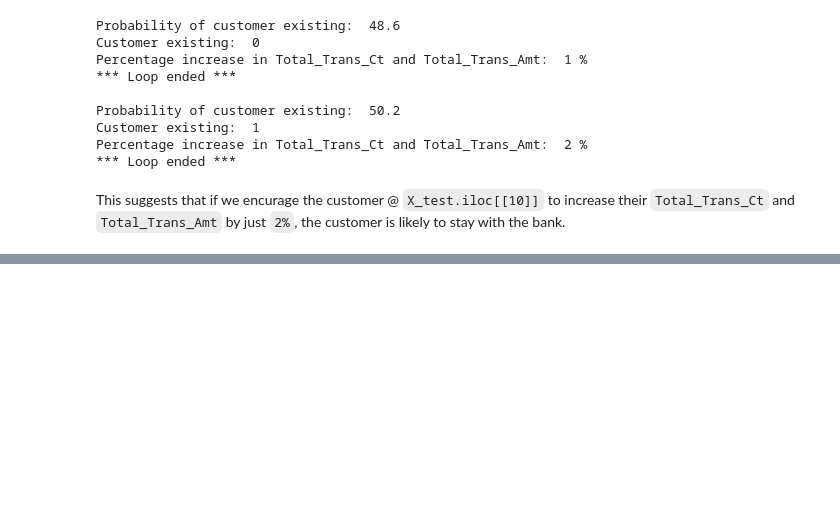
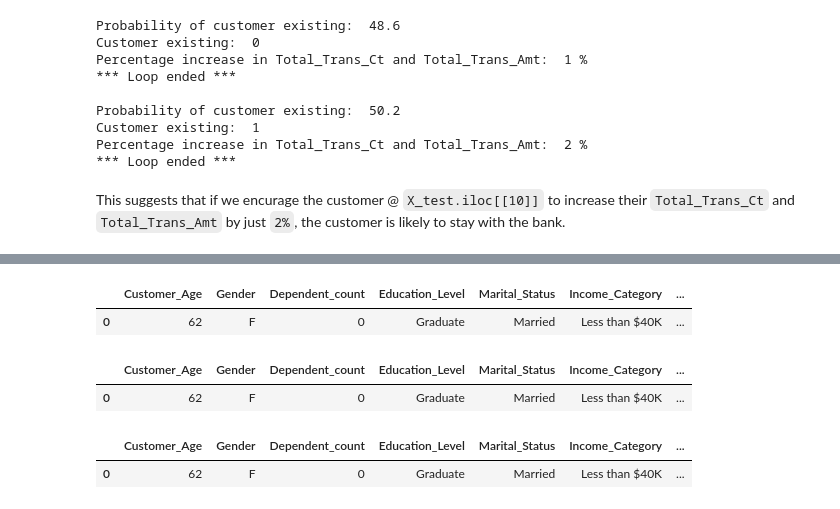
Before and after one commit to mohit-challa/GiveMeSomeCredit, a Jupyter notebook: notebooks/GiveMeSomeCredit_Pipelines.ipynb, the cells around one changed output, grey strips where cells are left out. Drawn from its saved outputs; the diff is of its cells as text; code cells hidden in the pictures; blank space fills up the shorter version.

```diff
--- a/notebooks/GiveMeSomeCredit_Pipelines.ipynb
+++ b/notebooks/GiveMeSomeCredit_Pipelines.ipynb
@@ -337,3 +337,10 @@ Percentage increase in Total_Trans_Ct and Total_Trans_Amt:  2 %
 *** Loop ended ***
 # %% [markdown]
 This suggests that if we encurage the customer @ `X_test.iloc[[10]]` to increase their `Total_Trans_Ct` and `Total_Trans_Amt` by just `2%`, the customer is likely to stay with the bank.
+# %%
+churning = X_test.iloc[10]
+column_name = ['Customer_Age','Gender','Dependent_count','Education_Level','Marital_Status','Income_Category','Card_Category','Months_on_book','Total_Relationship_Count',
+    'Months_Inactive_12_mon','Contacts_Count_12_mon','Credit_Limit','Total_Revolving_Bal','Total_Amt_Chng_Q4_Q1','Total_Trans_Amt',
+    'Total_Trans_Ct','Total_Ct_Chng_Q4_Q1','Avg_Utilization_Ratio']
+df = pd.DataFrame(data =churning , columns= column_name)
+churning
@@ -339,0 +425,7 @@ This suggests that if we encurage the customer @ `X_test.iloc[[10]]` to increase
+# %%
+input_list = [[62,"F",0,"Graduate","Married","Less than $40K","Blue",49,2,3,3,1438.3,0,1.047,692,16,0.6,0.99616]]
+df = pd.DataFrame(data = input_list, columns= column_name)
+df
+# %% [output]
+|  | Customer_Age | Gender | Dependent_count | Education_Level | Marital_Status | Income_Category | ... |
+| 0 | 62 | F | 0 | Graduate | Married | Less than $40K | ... |
@@ -339,0 +444,5 @@ This suggests that if we encurage the customer @ `X_test.iloc[[10]]` to increase
+# %%
+result_input
+# %% [output]
+|  | Customer_Age | Gender | Dependent_count | Education_Level | Marital_Status | Income_Category | ... |
+| 0 | 62 | F | 0 | Graduate | Married | Less than $40K | ... |
@@ -339,0 +452,5 @@ This suggests that if we encurage the customer @ `X_test.iloc[[10]]` to increase
+# %%
+X
+# %% [output]
+|  | Customer_Age | Gender | Dependent_count | Education_Level | Marital_Status | Income_Category | ... |
+| 0 | 62 | F | 0 | Graduate | Married | Less than $40K | ... |
```
Also changed, not shown: parts of 12 cells of this notebook, 2 other files.
